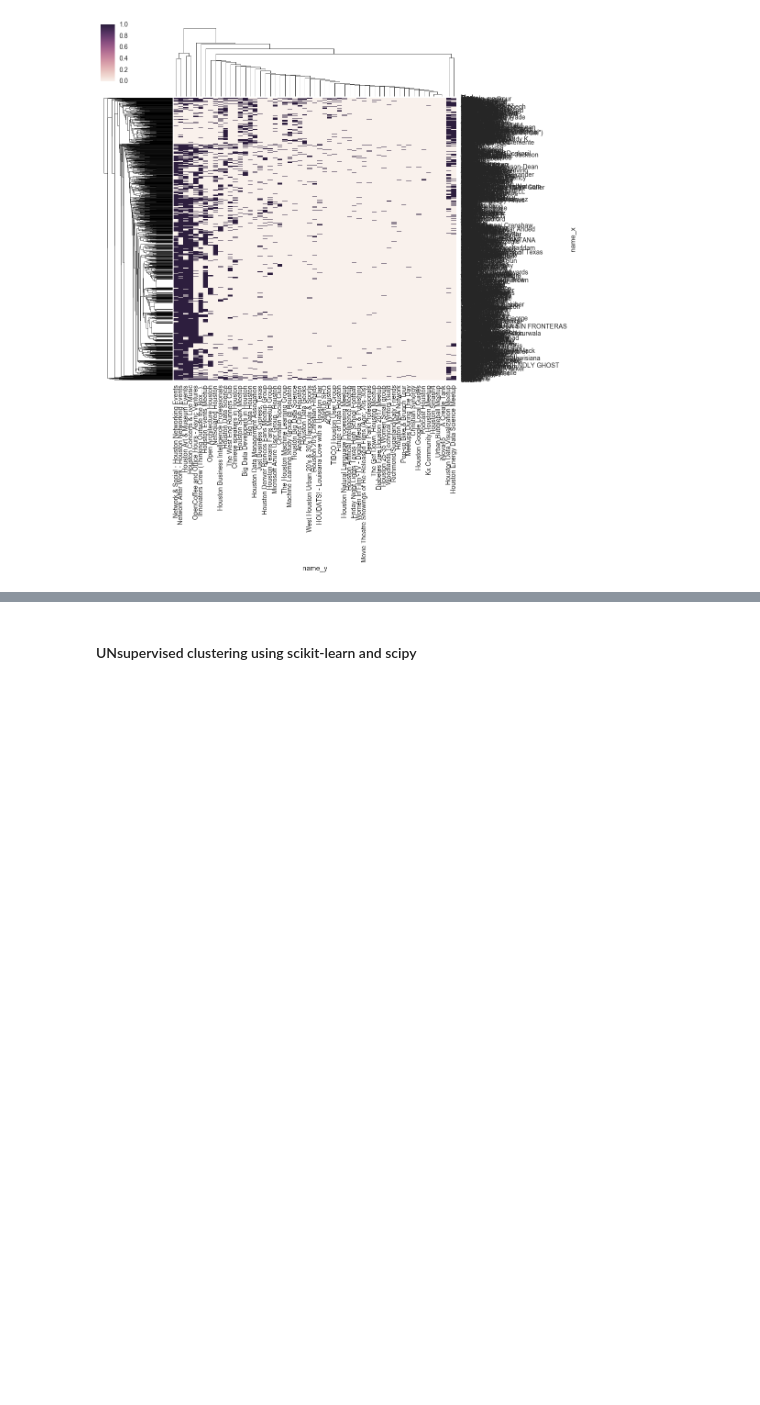
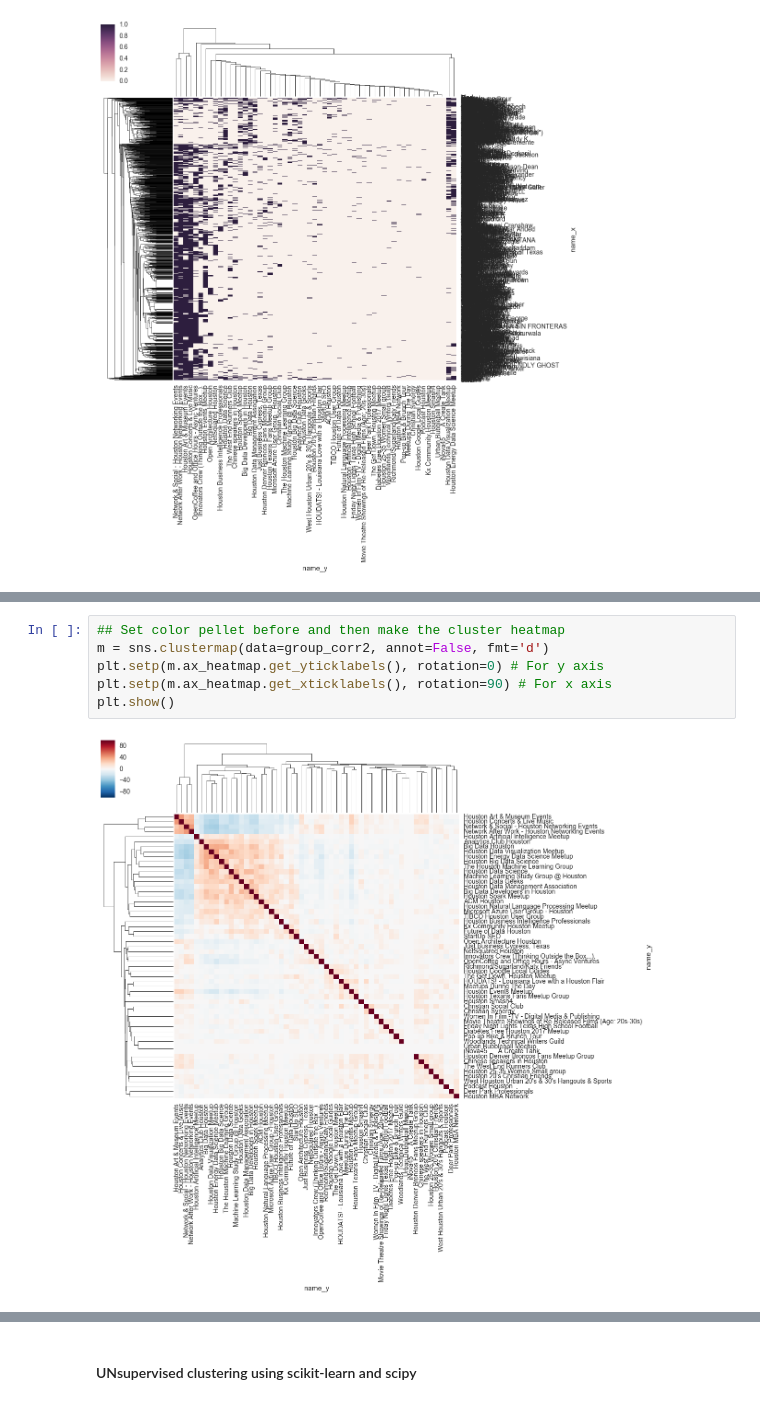
Before and after one commit to gtg269c/Datavis_jam_jan2017, a Jupyter notebook: Datavis_Jam_01172017.ipynb, the cells around one changed output, grey strips where cells are left out. Drawn from its saved outputs; the diff is of its cells as text; blank space fills up the shorter version.

```diff
--- a/Datavis_Jam_01172017.ipynb
+++ b/Datavis_Jam_01172017.ipynb
@@ -196,0 +240,8 @@ plt.show()
+# %%
+## Set color pellet before and then make the cluster heatmap
+m = sns.clustermap(data=group_corr2, annot=False, fmt='d')
+plt.setp(m.ax_heatmap.get_yticklabels(), rotation=0) # For y axis
+plt.setp(m.ax_heatmap.get_xticklabels(), rotation=90) # For x axis
+plt.show()
+# %% [output]
+[figure, added]
```
Also changed, not shown: parts of 19 cells of this notebook.
